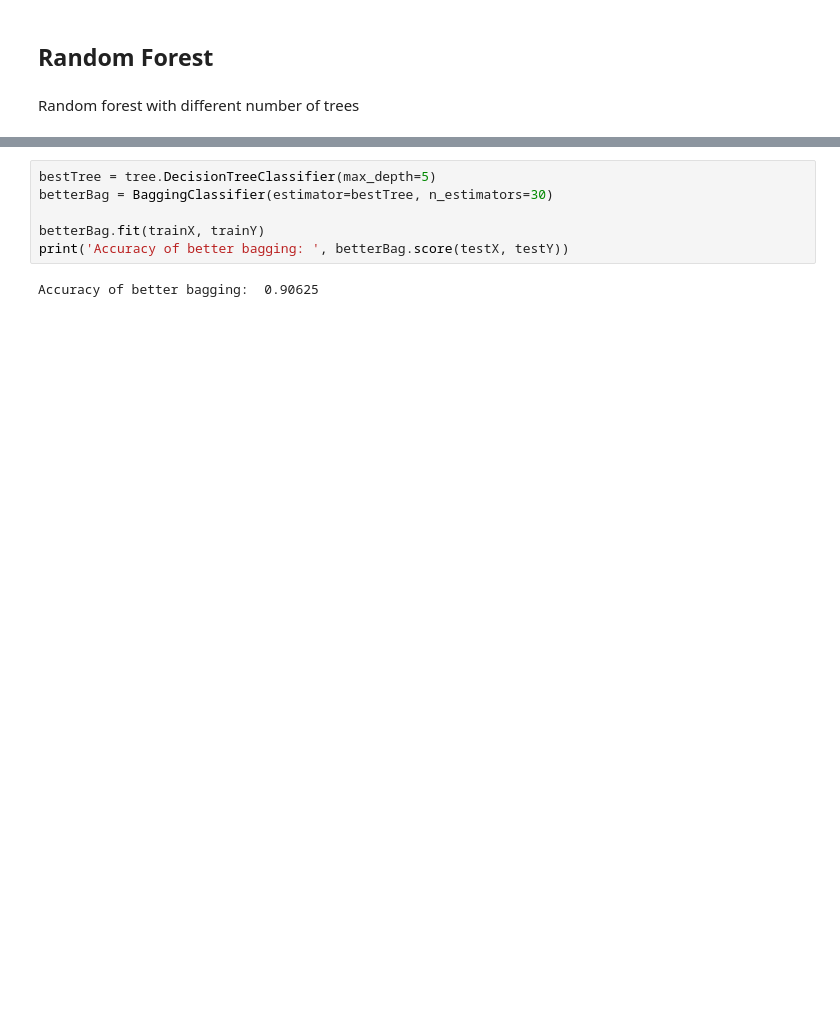
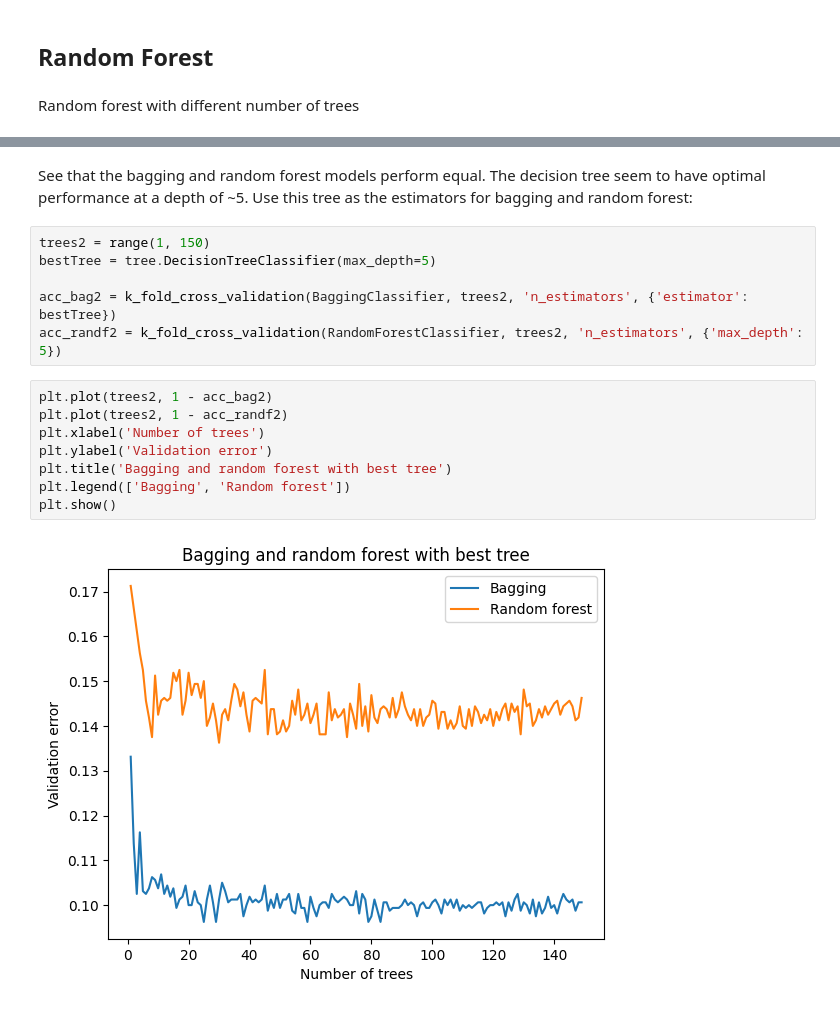
Before and after one commit to Jackebacke/SML-Project, a Jupyter notebook: Project/Tree.ipynb, the cells around one changed output, grey strips where cells are left out. Drawn from its saved outputs; the diff is of its cells as text; blank space fills up the shorter version.

```diff
--- a/Project/Tree.ipynb
+++ b/Project/Tree.ipynb
@@ -142,8 +144,18 @@ plt.show()
-# %%
-bestTree = tree.DecisionTreeClassifier(max_depth=5)
-betterBag = BaggingClassifier(estimator=bestTree, n_estimators=30)
-
-betterBag.fit(trainX, trainY)
-print('Accuracy of better bagging: ', betterBag.score(testX, testY))
-# %% [output]
-Accuracy of better bagging:  0.90625
+# %% [markdown]
+See that the bagging and random forest models perform equal. The decision tree seem to have optimal performance at a depth of ~5. Use this tree as the estimators for bagging and random forest:
+# %%
+trees2 = range(1, 150)
+bestTree = tree.DecisionTreeClassifier(max_depth=5)
+
+acc_bag2 = k_fold_cross_validation(BaggingClassifier, trees2, 'n_estimators', {'estimator': bestTree})
+acc_randf2 = k_fold_cross_validation(RandomForestClassifier, trees2, 'n_estimators', {'max_depth': 5})
+# %%
+plt.plot(trees2, 1 - acc_bag2)
+plt.plot(trees2, 1 - acc_randf2)
+plt.xlabel('Number of trees')
+plt.ylabel('Validation error')
+plt.title('Bagging and random forest with best tree')
+plt.legend(['Bagging', 'Random forest'])
+plt.show()
+# %% [output]
+[figure, added]
```
Also changed, not shown: parts of 9 cells of this notebook, 5 other files.
